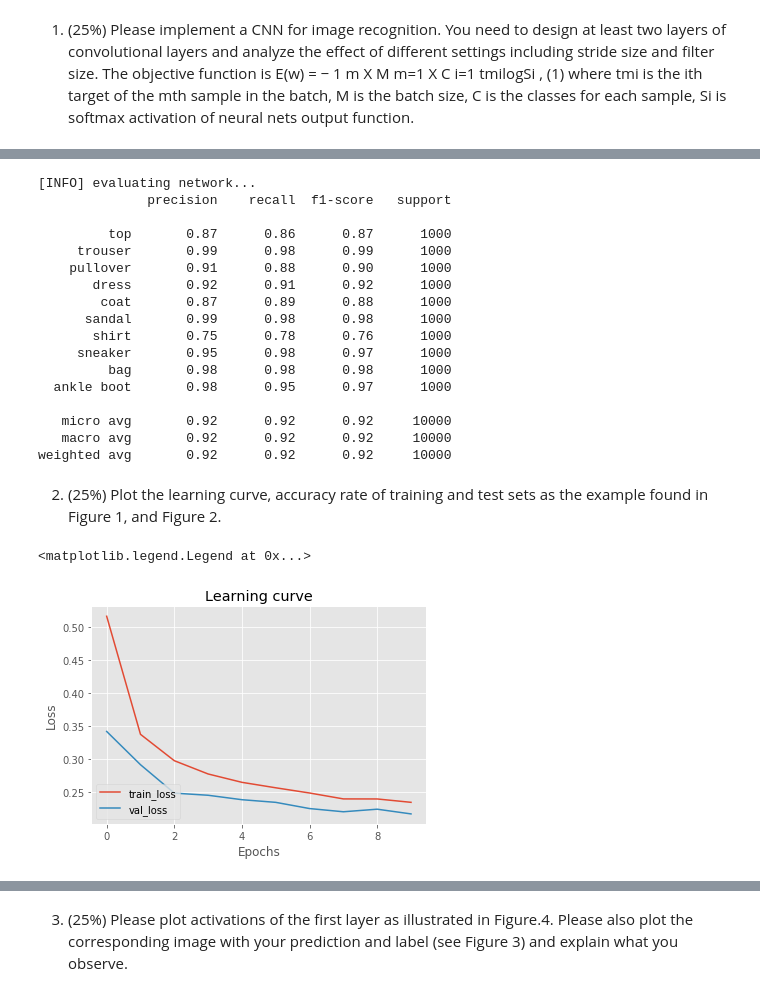
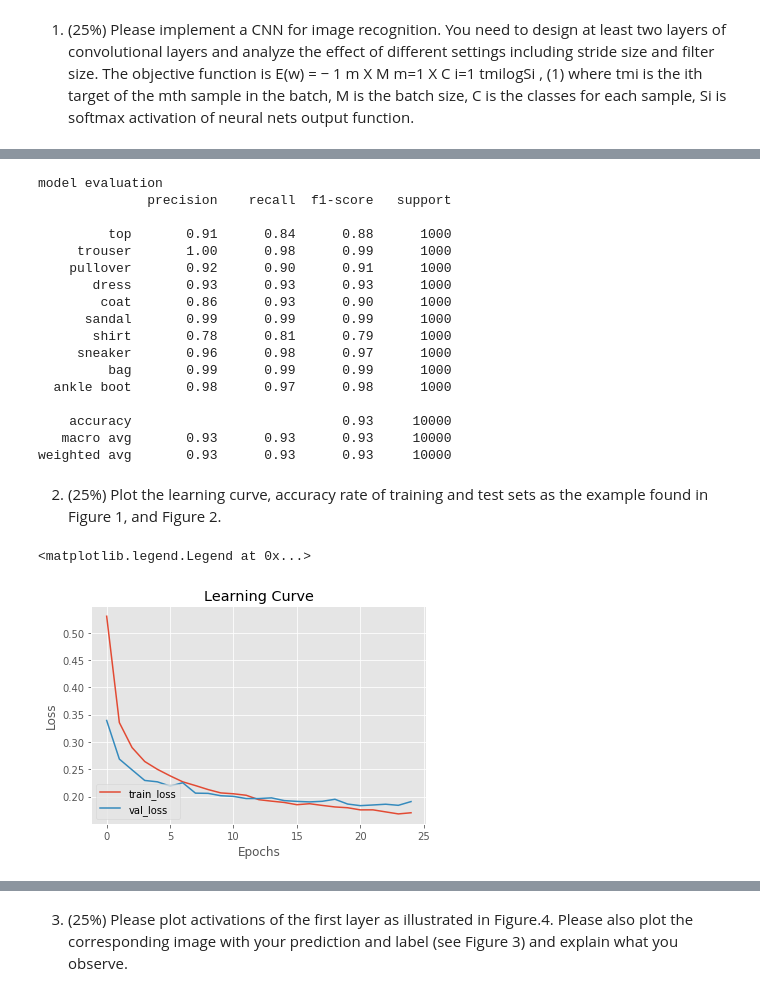
Before and after one commit to jessicachen49/FashionMNIST, a Jupyter notebook: hw3_r08725043.ipynb, the cells around one changed output, grey strips where cells are left out. Cells and saved outputs as stored; diff of their text form; code cells hidden in the pictures.

```diff
--- a/hw3_r08725043.ipynb
+++ b/hw3_r08725043.ipynb
@@ -119,11 +193,14 @@ def Model(width, height, depth, classes):
 # %%
-# initialize the optimizer and model
-print("[INFO] compiling model...")
-opt = SGD(lr=INIT_LR, momentum=0.9, decay=INIT_LR / NUM_EPOCHS)
-model = Model(width=28, height=28, depth=1, classes=10)
+#try fourth setting
+EPOCHS = 25
+LR = 1e-2
+BS = 32
+
+opt = SGD(lr=LR, momentum=0.9, decay=LR / EPOCHS)
+model = Model(width=28, height=28, depth=1, classes=10, FS = 3, units = 512)
 model.compile(loss="categorical_crossentropy", optimizer=opt, metrics=["accuracy"])
 
-# train the network
+# training
 print("[INFO] training model...")
-H = model.fit(trainX, trainY,validation_data=(testX, testY), batch_size=BS, epochs=NUM_EPOCHS)
+history = model.fit(trainX, trainY, validation_data = (testX, testY), batch_size=BS, epochs=EPOCHS)
 # %% [output]
@@ -147,43 +224,42 @@ Epoch 10/10
 # %%
-# make predictions on the test set
+# use the fourth setting to make predictions on the test set
 preds = model.predict(testX)
 
-# show a nicely formatted classification report
-print("[INFO] evaluating network...")
-print(classification_report(testY.argmax(axis=1), preds.argmax(axis=1),target_names=labelNames))
+print("model evaluation")
+print(classification_report(testY.argmax(axis=1), preds.argmax(axis=1),target_names=labels))
 # %% [output]
-[INFO] evaluating network...
+model evaluation
               precision    recall  f1-score   support
 
-         top       0.87      0.86      0.87      1000
-     trouser       0.99      0.98      0.99      1000
-    pullover       0.91      0.88      0.90      1000
-       dress       0.92      0.91      0.92      1000
-        coat       0.87      0.89      0.88      1000
-      sandal       0.99      0.98      0.98      1000
-       shirt       0.75      0.78      0.76      1000
-     sneaker       0.95      0.98      0.97      1000
-         bag       0.98      0.98      0.98      1000
-  ankle boot       0.98      0.95      0.97      1000
+         top       0.91      0.84      0.88      1000
+     trouser       1.00      0.98      0.99      1000
+    pullover       0.92      0.90      0.91      1000
+       dress       0.93      0.93      0.93      1000
+        coat       0.86      0.93      0.90      1000
+      sandal       0.99      0.99      0.99      1000
+       shirt       0.78      0.81      0.79      1000
+     sneaker       0.96      0.98      0.97      1000
+         bag       0.99      0.99      0.99      1000
+  ankle boot       0.98      0.97      0.98      1000
 
-   micro avg       0.92      0.92      0.92     10000
-   macro avg       0.92      0.92      0.92     10000
-weighted avg       0.92      0.92      0.92     10000
+    accuracy                           0.93     10000
+   macro avg       0.93      0.93      0.93     10000
+weighted avg       0.93      0.93      0.93     10000
 # %% [markdown]
 2. (25%) Plot the learning curve, accuracy rate of training and test sets as the example found in
 Figure 1, and Figure 2.
 # %%
-# plot the training loss
-N = NUM_EPOCHS
-plt.style.use("ggplot")
+#learning curve plot
+plt.style.use('ggplot')
+N = EPOCHS
 plt.figure()
-plt.plot(np.arange(0, N), H.history["loss"], label="train_loss")
-plt.plot(np.arange(0, N), H.history["val_loss"], label="val_loss")
-plt.title("Learning curve")
-plt.xlabel("Epochs")
-plt.ylabel("Loss")
-plt.legend(loc="lower left")
+plt.plot(np.arange(0,N), history.history['loss'], label = 'train_loss')
+plt.plot(np.arange(0,N), history.history['val_loss'], label = 'val_loss')
+plt.title('Learning Curve')
+plt.xlabel('Epochs')
+plt.ylabel('Loss')
+plt.legend(loc='lower left')
 # %% [output]
 <matplotlib.legend.Legend at 0x...>
-[figure, old version]
+[figure, new version]
 # %%
```
Also changed, not shown: parts of 19 cells of this notebook.
